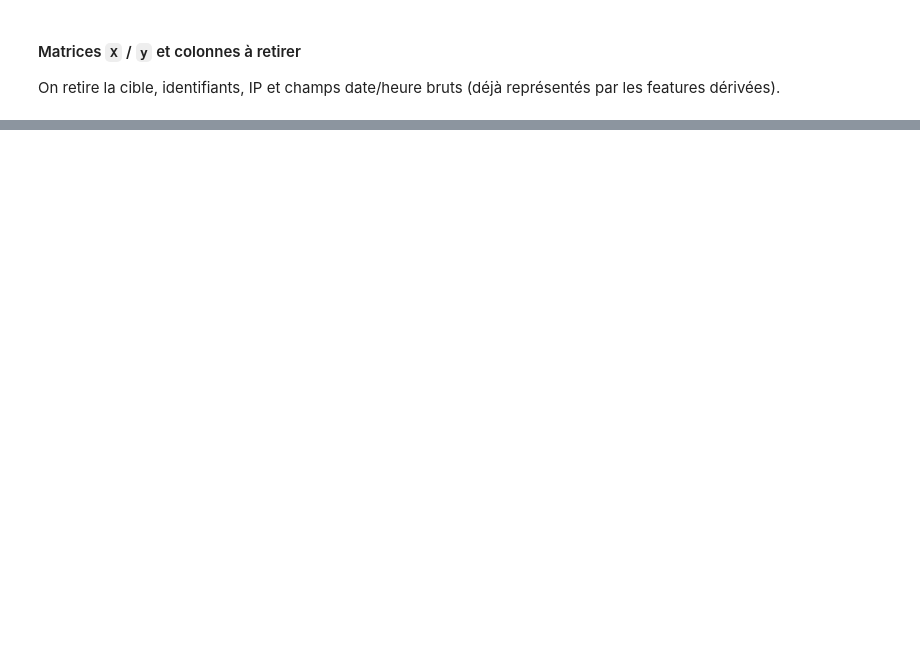
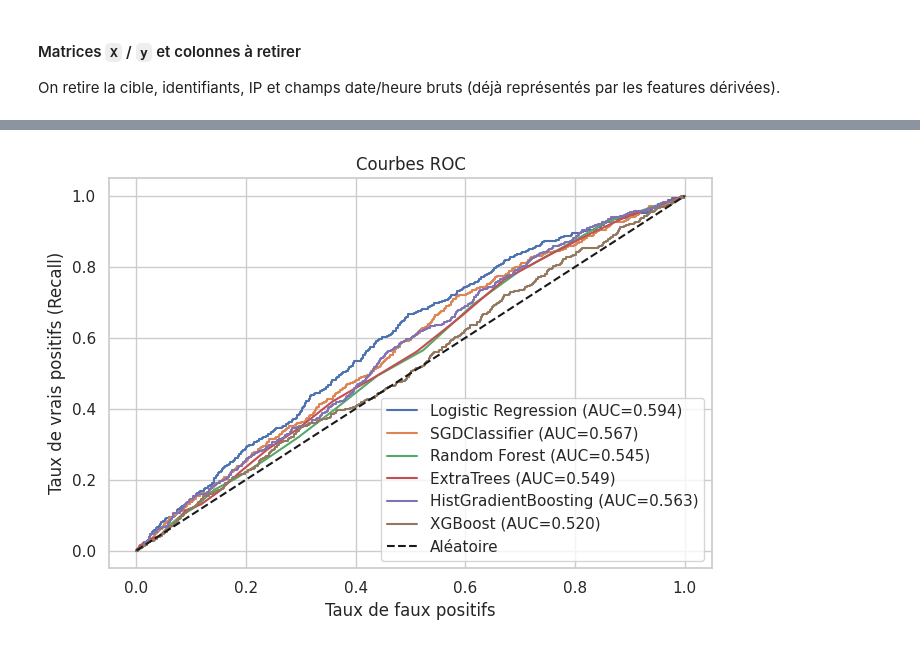
Before and after one commit to Djerade/bank-fraud-detection, a Jupyter notebook: notebooks/exploration.ipynb, the cells around one changed output, grey strips where cells are left out. Cells and saved outputs as stored; diff of their text form; code cells hidden in the pictures; blank space fills up the shorter version.

```diff
--- a/notebooks/exploration.ipynb
+++ b/notebooks/exploration.ipynb
@@ -2206,0 +1044,21 @@ Ce tableau résume l'impact du cycle de mise à jour et **valide la nécessité
+# %%
+from sklearn.metrics import roc_curve
+
+fig, ax = plt.subplots(figsize=(7, 5))
+
+for name, model in models.items():
+    y_proba = model.predict_proba(X_test_enc)[:, 1]
+    fpr, tpr, _ = roc_curve(y_test, y_proba)
+    auc = roc_auc_score(y_test, y_proba)
+    ax.plot(fpr, tpr, label=f"{name} (AUC={auc:.3f})")
+
+ax.plot([0, 1], [0, 1], "k--", label="Aléatoire")
+ax.set_xlabel("Taux de faux positifs")
+ax.set_ylabel("Taux de vrais positifs (Recall)")
+ax.set_title("Courbes ROC")
+ax.legend()
+plt.tight_layout()
+plt.savefig("roc_curves_models.png", dpi=120, bbox_inches="tight")
+plt.show()
+# %% [output]
+[figure, added]
```
Also changed, not shown: parts of 96 cells of this notebook, 31 other files.
